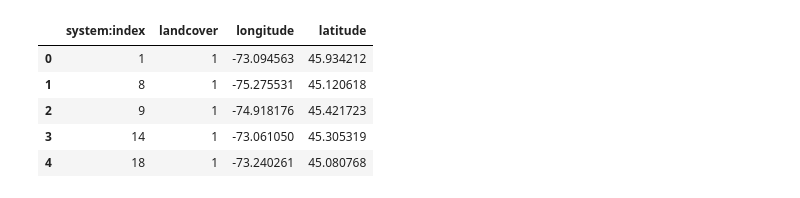
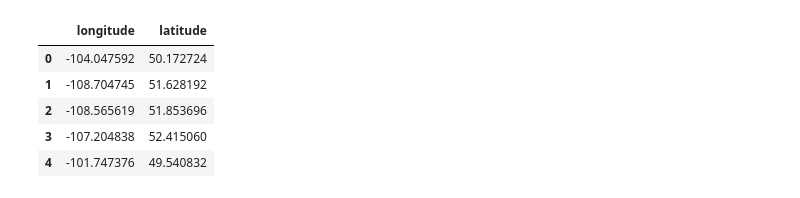
Before and after one commit to Karmaniac/LateBloomers, a Jupyter notebook: test stuff/test.ipynb, the cells around one changed output. Drawn from its saved outputs; the diff is of its cells as text; code cells hidden in the pictures.

```diff
--- a/test stuff/test.ipynb
+++ b/test stuff/test.ipynb
@@ -1,15 +1,15 @@
 # %%
 import pandas as pd
 
-csv_df = pd.read_csv('CornPoints2022-ottawa-montreal.csv')
+csv_df = pd.read_csv('wheat-coords/wheat-coords-2023.csv')
 csv_df.head()
 # %% [output]
-|  | system:index | landcover | longitude | latitude |
-| 0 | 1 | 1 | -73.094563 | 45.934212 |
-| 1 | 8 | 1 | -75.275531 | 45.120618 |
-| 2 | 9 | 1 | -74.918176 | 45.421723 |
-| 3 | 14 | 1 | -73.061050 | 45.305319 |
-| 4 | 18 | 1 | -73.240261 | 45.080768 |
+|  | longitude | latitude |
+| 0 | -104.047592 | 50.172724 |
+| 1 | -108.704745 | 51.628192 |
+| 2 | -108.565619 | 51.853696 |
+| 3 | -107.204838 | 52.415060 |
+| 4 | -101.747376 | 49.540832 |
 # %%
 import requests
 
```
Also changed, not shown: parts of 10 cells of this notebook, 22 other files.
